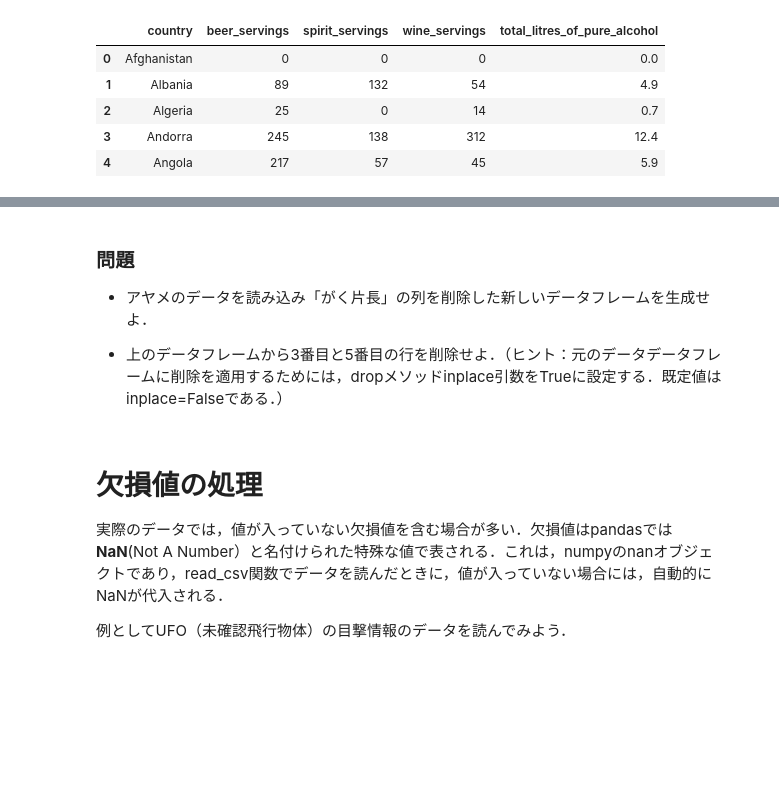
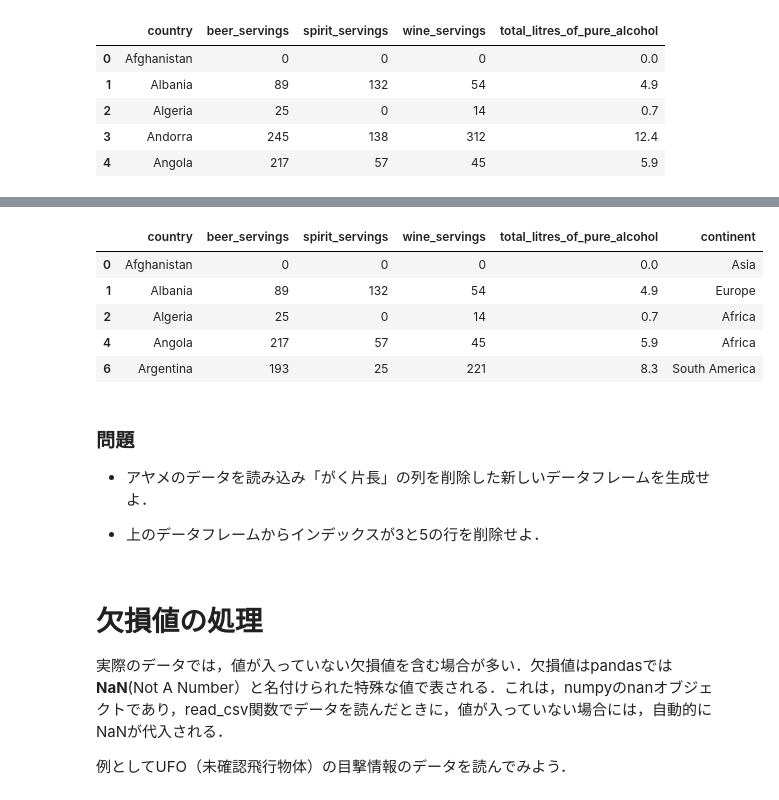
Before and after one commit to mickeykubo/analytics_book, a Jupyter notebook: pandas1_0.ipynb, the cells around one changed output, grey strips where cells are left out. Drawn from its saved outputs; the diff is of its cells as text; code cells hidden in the pictures; blank space fills up the shorter version.

```diff
--- a/pandas1_0.ipynb
+++ b/pandas1_0.ipynb
@@ -584,12 +584,21 @@ drinks.drop(2, axis=0).head() #インデックス２の行を削除
 | 3 | Andorra | 245 | 138 | 312 | 12.4 | Europe |
 | 4 | Angola | 217 | 57 | 45 | 5.9 | Africa |
 | 5 | Antigua & Barbuda | 102 | 128 | 45 | 4.9 | North America |
+# %%
+drinks.drop([3,5], axis=0).head() #インデックス3が,5の行を削除したいときには、引数にリストを入れる
+# %% [output]
+|  | country | beer_servings | spirit_servings | wine_servings | total_litres_of_pure_alcohol | continent |
+| 0 | Afghanistan | 0 | 0 | 0 | 0.0 | Asia |
+| 1 | Albania | 89 | 132 | 54 | 4.9 | Europe |
+| 2 | Algeria | 25 | 0 | 14 | 0.7 | Africa |
+| 4 | Angola | 217 | 57 | 45 | 5.9 | Africa |
+| 6 | Argentina | 193 | 25 | 221 | 8.3 | South America |
 # %% [markdown]
 ### 問題
 
 * アヤメのデータを読み込み「がく片長」の列を削除した新しいデータフレームを生成せよ．
 
-* 上のデータフレームから3番目と5番目の行を削除せよ．（ヒント：元のデータデータフレームに削除を適用するためには，dropメソッドinplace引数をTrueに設定する．既定値はinplace=Falseである．）
+* 上のデータフレームからインデックスが3と5の行を削除せよ．
 # %% [markdown]
 # 欠損値の処理
 
```
Also changed, not shown: parts of 1 cell of this notebook.
